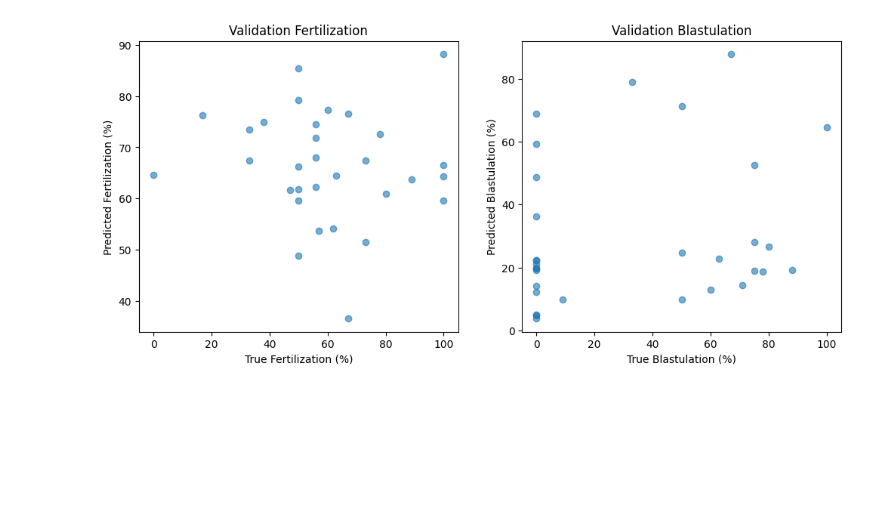
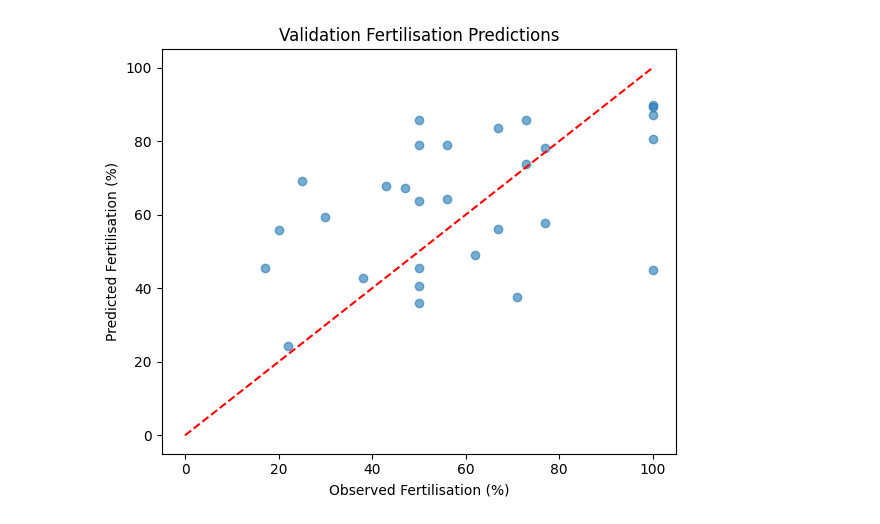
Before and after one commit to YaasinCole/Blast_Fert_Predict_Model, a Jupyter notebook: Blast_Fert_Predict_Model.ipynb, the cells around one changed output. Drawn from its saved outputs; the diff is of its cells as text; code cells hidden in the pictures; blank space fills up the shorter version.

Commit message:
Finished model

```diff
--- a/Blast_Fert_Predict_Model.ipynb
+++ b/Blast_Fert_Predict_Model.ipynb
@@ -156,12 +601,4 @@ plt.show()
 # %%
 # Scale targets to (0,1) for beta regression
-y_fert_binned = y["Fertilization Rate (%)"].str.replace("%","", regex=False).astype(float) / 100.0
-y_blast_binned = y["Blastulation_Rate (%)"].str.replace("%","", regex=False).astype(float) / 100.0
-
-##this is when fertalisation rate is 0% and blastulation was left blank
-structured_zero_mask = (y_fert_binned == 0) & (y_blast_binned.isna())
-
-## Assigning blastulation to 0
-y_blast_binned.loc[structured_zero_mask] = 0.0
-
-print("Structured zeros have been fixed", structured_zero_mask.sum())
+y_fert_binned = y["Fertilization Rate (%)"].copy()
+y_blast_binned = y["Blastulation_Rate (%)"].copy()
@@ -1075,44 +1864,89 @@ Blastulation Pred (%) - min, max, mean: 3.751211 87.84427 30.29787
 # %%
+print("\n--- PHASE 5: Extended Evaluation ---")
+
+# Evaluate on TEST set
 print("\n--- PHASE 5: Extended Evaluation ---")
 
 # Evaluate on TEST set
 print("\nTesting on unseen test set...")
 fert_test_pred = fert_model.predict(x_test_scaled)[:, 0]
-evaluate_percent(y_fert_test, fert_test_pred, name="Fert (test)")
+fert_test_mae, fert_test_rmse = evaluate_percent(y_fert_test, fert_test_pred, name="Fert (test)")
 
 x_test_blast_enriched = np.concatenate([x_test_scaled , fert_test_pred.reshape(-1,1)],
                                        axis=1
                                       )
 
 blast_test_pred = blast_model.predict(x_test_blast_enriched)[:, 0]
-evaluate_percent(y_blast_test, blast_test_pred, name="Blast (test)")
+blast_test_mae, blast_test_rmse = evaluate_percent(y_blast_test, blast_test_pred, name="Blast (test)")
 
 # Evaluate on HOLDOUT set (completely unseen)
 print("\nEvaluating on final holdout set...")
 fert_holdout_pred = fert_model.predict(x_holdout_scaled)[:, 0]
-evaluate_percent(y_fert_holdout, fert_holdout_pred, name="Fert (holdout)")
+fert_holdout_mae, fert_holdout_rmse = evaluate_percent(y_fert_holdout, fert_holdout_pred, name="Fert (holdout)")
 
 x_holdout_blast_enriched = np.concatenate([x_holdout_scaled , fert_holdout_pred.reshape(-1,1)],
                                           axis=1
                                          )
 
-
 blast_holdout_pred = blast_model.predict(x_holdout_blast_enriched)[:, 0]
-evaluate_percent(y_blast_holdout, blast_holdout_pred, name="Blast (holdout)")
+blast_holdout_mae, blast_holdout_rmse = evaluate_percent(y_blast_holdout, blast_holdout_pred, name="Blast (holdout)")
 
 
 # Comparison plots for validation vs. predictions
-plt.figure(figsize=(12,5))
-plt.subplot(1,2,1)
-plt.scatter(y_fert_val * 100, fert_model.predict(x_val_scaled)[:,0]*100, alpha=0.6)
-plt.xlabel("True Fertilization (%)")
-plt.ylabel("Predicted Fertilization (%)")
-plt.title("Validation Fertilization")
+plt.figure(figsize=(6,5))
+plt.scatter(y_fert_val*100,
+            fert_model.predict(x_val_scaled)[:,0]*100,
+            alpha=0.6)
 
-plt.subplot(1,2,2)
-plt.scatter(y_blast_val * 100, blast_model.predict(x_val_blast_enriched)[:,0]*100, alpha=0.6)
-plt.xlabel("True Blastulation (%)")
+plt.plot([0,100],[0,100],'r--')
+plt.xlabel("Observed Fertilisation (%)")
+plt.ylabel("Predicted Fertilisation (%)")
+plt.title("Validation Fertilisation Predictions")
+plt.tight_layout()
+
+plt.savefig("Figure_3_10_Fertilisation_Validation.png",
+            dpi=600,
+            bbox_inches="tight")
+plt.show()
+
+#Blastulation
+plt.figure(figsize=(6,5))
+plt.scatter(y_blast_val*100,
+            blast_model.predict(x_val_blast_enriched)[:,0]*100,
+            alpha=0.6)
+
+plt.plot([0,100],[0,100],'r--')
+plt.xlabel("Observed Blastulation (%)")
 plt.ylabel("Predicted Blastulation (%)")
-plt.title("Validation Blastulation")
+plt.title("Validation Blastulation Predictions")
+plt.tight_layout()
+
+plt.savefig("Figure_3_11_Blastulation_Validation.png",
+            dpi=600,
+            bbox_inches="tight")
 plt.show()
+
+results = pd.DataFrame({
+    "Dataset": ["Test", "Holdout"],
+    "Fertilisation": [fert_test_mae, fert_holdout_mae],
+    "Blastulation": [blast_test_mae, blast_holdout_mae]
+})
+
+results.set_index("Dataset").plot(
+    kind="bar",
+    figsize=(7,5)
+)
+
+plt.ylabel("MAE (%)")
+plt.title("MAE Across Validation, Test and Holdout Datasets")
+plt.legend(title="Model")
+plt.tight_layout()
+
+plt.savefig("Figure_3_12_Performance_Comparison.png",
+            dpi=600,
+            bbox_inches="tight")
+plt.show()
+
+fert_model.summary()
+blast_model.summary()
 # %% [output]
@@ -1134 +1969 @@ Blast (holdout)  | MAE (pct): 31.798  | RMSE (pct): 42.159
-[figure, old version]
+[figure, new version]
```
Also changed, not shown: parts of 36 cells of this notebook, 33 other files.
